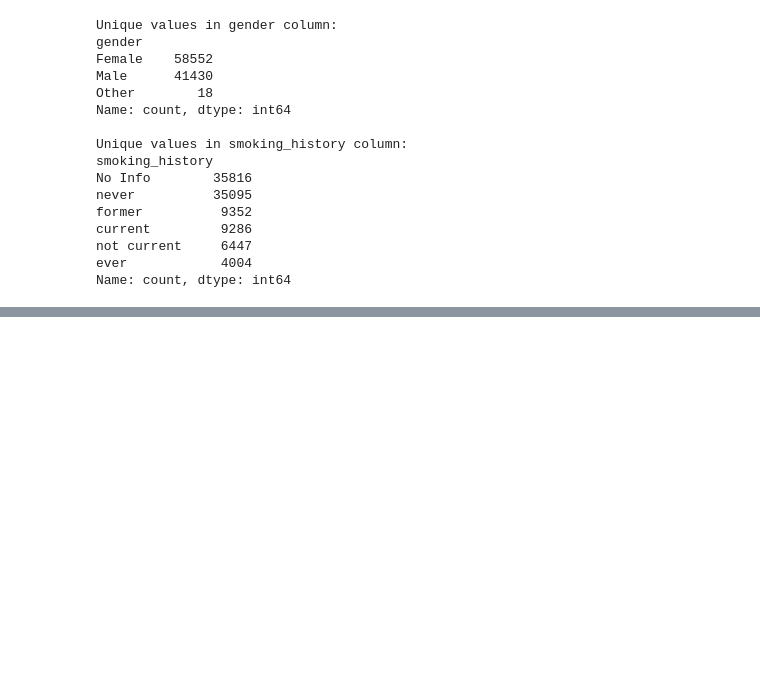
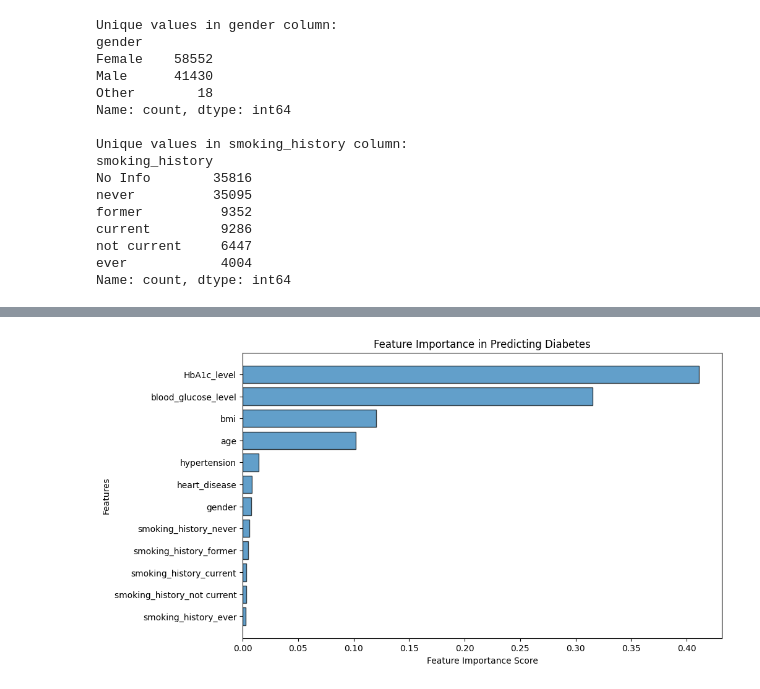
Before and after one commit to premdevarapalli/ai-collection, a Jupyter notebook: Diabetes_prediction.ipynb, the cells around one changed output, grey strips where cells are left out. Saved outputs shown, nothing was run; the diff lists cells and outputs as text; code cells hidden in the pictures; blank space fills up the shorter version.

```diff
--- a/Diabetes_prediction.ipynb
+++ b/Diabetes_prediction.ipynb
@@ -101,0 +179,37 @@ Name: count, dtype: int64
+# %%
+from sklearn.ensemble import RandomForestClassifier
+from sklearn.model_selection import train_test_split
+from sklearn.metrics import accuracy_score
+import numpy as np
+
+# Separate features and target variable
+X = data_preprocessed.drop(columns=['diabetes'])
+y = data_preprocessed['diabetes']
+
+# Split the data into training and testing sets
+X_train, X_test, y_train, y_test = train_test_split(X, y, test_size=0.3, random_state=42)
+
+# Initialize and train Random Forest model
+rf_model = RandomForestClassifier(random_state=42)
+rf_model.fit(X_train, y_train)
+
+# Feature Importance
+feature_importances = rf_model.feature_importances_
+features = X.columns
+
+
+# Sort and display feature importances
+importance_df = pd.DataFrame({'Feature': features, 'Importance': feature_importances})
+importance_df = importance_df.sort_values(by='Importance', ascending=False).reset_index(drop=True)
+
+
+# Plot feature importance
+plt.figure(figsize=(10, 6))
+plt.barh(importance_df['Feature'], importance_df['Importance'], edgecolor='k', alpha=0.7)
+plt.xlabel('Feature Importance Score')
+plt.ylabel('Features')
+plt.title('Feature Importance in Predicting Diabetes')
+plt.gca().invert_yaxis()  # Invert y-axis to have the most important feature on top
+plt.show()
+# %% [output]
+[figure, added]
```
Also changed, not shown: parts of 16 cells of this notebook.
